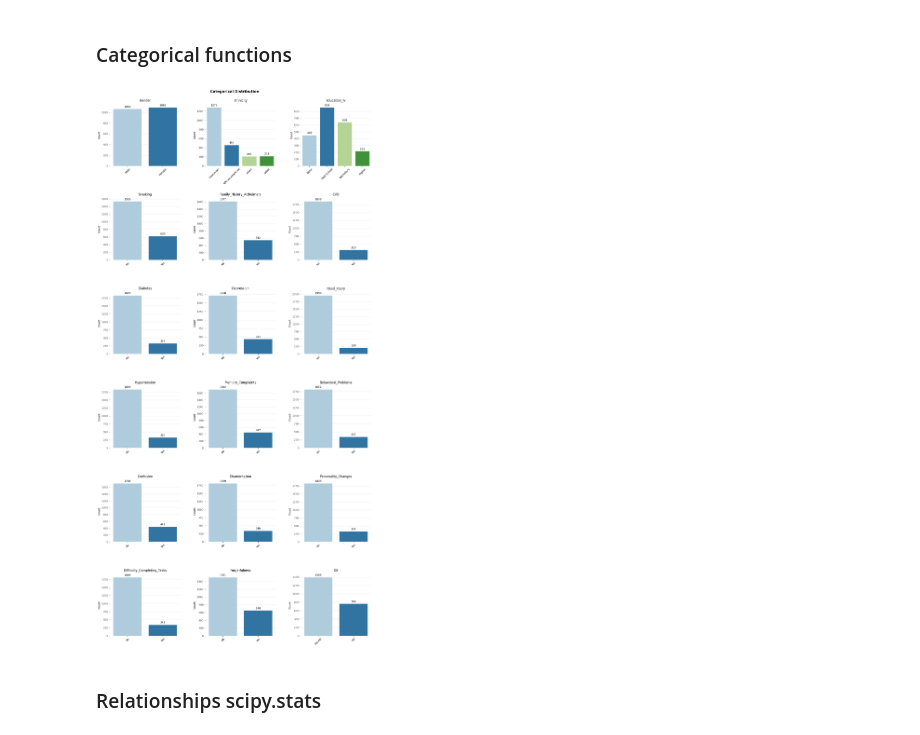
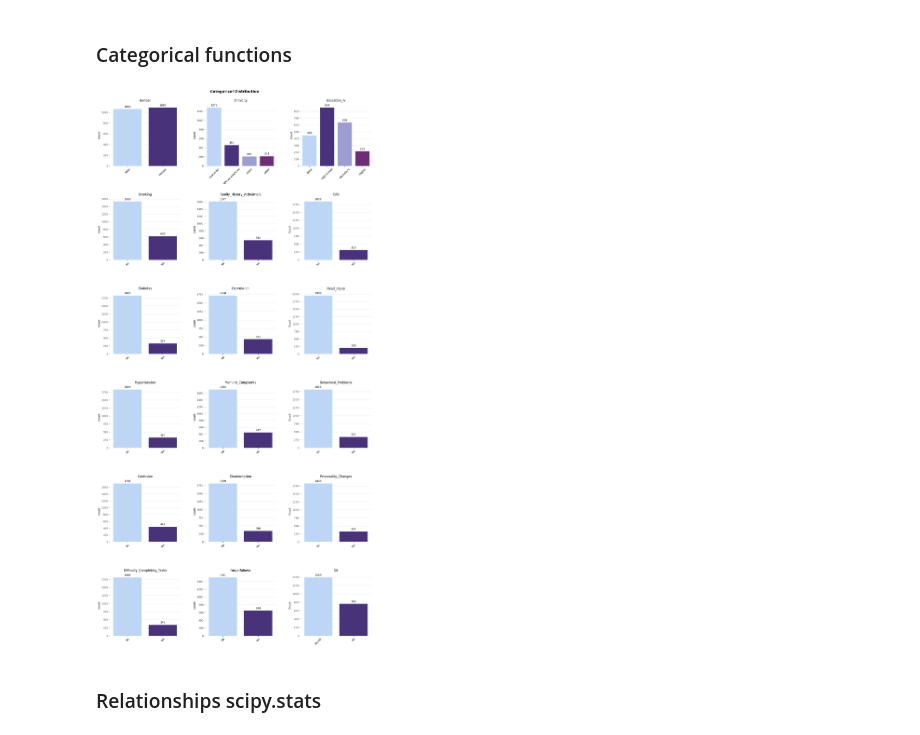
Before and after one commit to mardelmir/EDA_Project, a Jupyter notebook: functions.ipynb, the cells around one changed output. Cells and saved outputs as stored; diff of their text form; code cells hidden in the pictures.

```diff
--- a/functions.ipynb
+++ b/functions.ipynb
@@ -76,6 +76,26 @@ numerical_bm = column_selection.index.to_list()
 adni_classification = dt.classify_by_cardinality(df_adni)
 column_selection = adni_classification.loc[adni_classification['Suggested Type'].isin(['Binary', 'Categorical'])]
 categorical_adni = column_selection.index.to_list()
+# %%
+def adjust_palette(palette, n_categories):
+    """
+    Adjusts a color palette to match the number of categories.
+
+    Parameters:
+        palette (list or str): The original palette, which can be a list of colors or a seaborn palette name.
+        n_categories (int): The number of categories that need colors.
+
+    Returns:
+        list: A list of colors adjusted to match the number of categories.
+    """
+    if isinstance(palette, (list, sns.palettes._ColorPalette)):
+        # If palette is a list or a ColorPalette instance, adjust length to number of categories
+        return palette[:n_categories]
+    elif isinstance(palette, str):
+        # If palette is the name of a Seaborn palette, return the string
+        return palette
+    else:
+        raise ValueError('Palette param must be a list, ColorPalette instance or palette name (str).')
 # %% [markdown]
 ### Categorical functions
 # %%
@@ -140,12 +160,12 @@ def plot_categorical_distribution(df, cat_columns, n_columns = 3, *, relative =
             # Calculate and plot the relative frequencies
             total = df[col].value_counts().sum()
             serie = df[col].value_counts().apply(lambda x: x / total)
-            sns.barplot(x = serie.index, y = serie, ax = ax, palette = palette, hue = serie.index, legend = False)
+            sns.barplot(x = serie.index, y = serie, ax = ax, palette = adjust_palette(palette, len(serie)), hue = serie.index, legend = False)
             ax.set_ylabel('Relative Frequency')
         else:
             # Calculate and plot the absolute frequencies
             serie = df[col].value_counts()
-            sns.barplot(x = serie.index, y = serie, ax = ax, palette = palette, hue = serie.index, legend = False)
+            sns.barplot(x = serie.index, y = serie, ax = ax, palette = adjust_palette(palette, len(serie)), hue = serie.index, legend = False)
             ax.set_ylabel('Count')
 
         # Set the title, ticks, grid and spine
@@ -178,9 +198,9 @@ def plot_categorical_distribution(df, cat_columns, n_columns = 3, *, relative =
     plt.tight_layout(h_pad = 3, w_pad = 5)
     plt.show()
 # %%
-plot_categorical_distribution(df_main, categorical_main, custom_labels=new_labels, palette = 'Paired', show_values=True)
+plot_categorical_distribution(df_main, categorical_main, custom_labels=new_labels, palette = ['#b4d5ff', '#432786', '#9694DB', '#772183', '#C46CBE'], show_values=True)
 # %% [output]
-[figure, old version]
+[figure, new version]
 # %% [markdown]
 ### Relationships scipy.stats
 # %%
```
Also changed, not shown: parts of 6 cells of this notebook, 4 other files.
